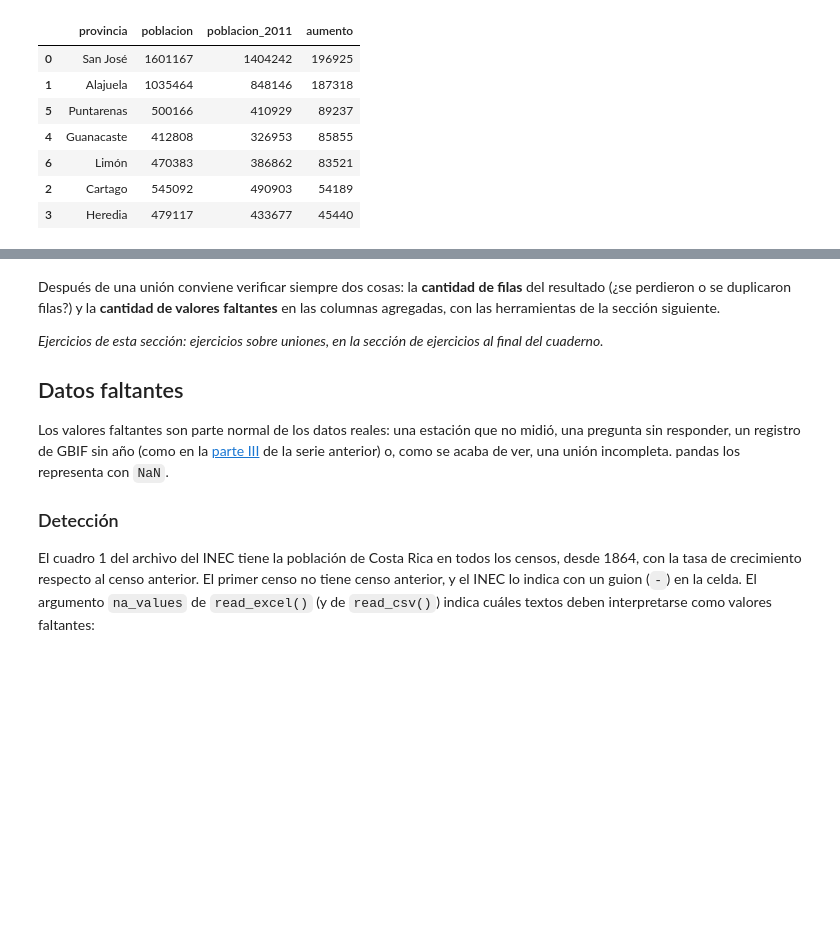
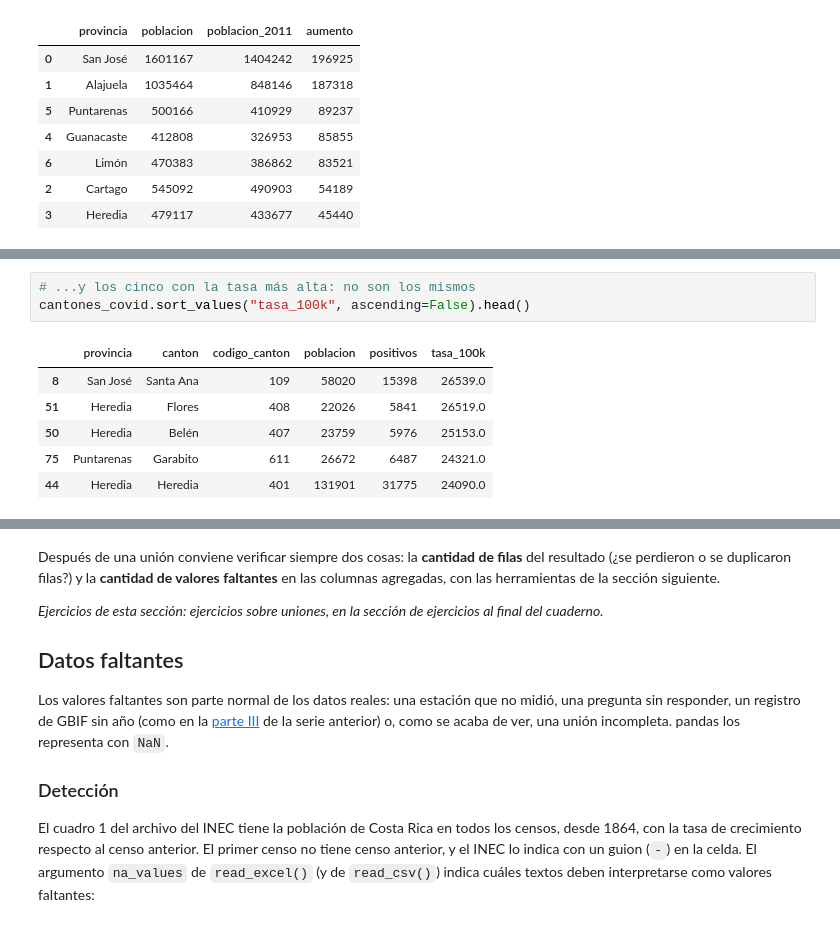
Before and after one commit to gf0657-programacionsig/2026-ii, a Jupyter notebook: contenidos/iii-analisis-visualizacion-datos/13-pandas-agrupacion-uniones.ipynb, the cells around one changed output, grey strips where cells are left out. Cells and saved outputs as stored; diff of their text form; blank space fills up the shorter version.

```diff
--- a/contenidos/iii-analisis-visualizacion-datos/13-pandas-agrupacion-uniones.ipynb
+++ b/contenidos/iii-analisis-visualizacion-datos/13-pandas-agrupacion-uniones.ipynb
@@ -450,0 +636,10 @@ crecimiento.sort_values("aumento", ascending=False)
+# %%
+# ...y los cinco con la tasa más alta: no son los mismos
+cantones_covid.sort_values("tasa_100k", ascending=False).head()
+# %% [output]
+|  | provincia | canton | codigo_canton | poblacion | positivos | tasa_100k |
+| 8 | San José | Santa Ana | 109 | 58020 | 15398 | 26539.0 |
+| 51 | Heredia | Flores | 408 | 22026 | 5841 | 26519.0 |
+| 50 | Heredia | Belén | 407 | 23759 | 5976 | 25153.0 |
+| 75 | Puntarenas | Garabito | 611 | 26672 | 6487 | 24321.0 |
+| 44 | Heredia | Heredia | 401 | 131901 | 31775 | 24090.0 |
```
Also changed, not shown: parts of 28 cells of this notebook.
